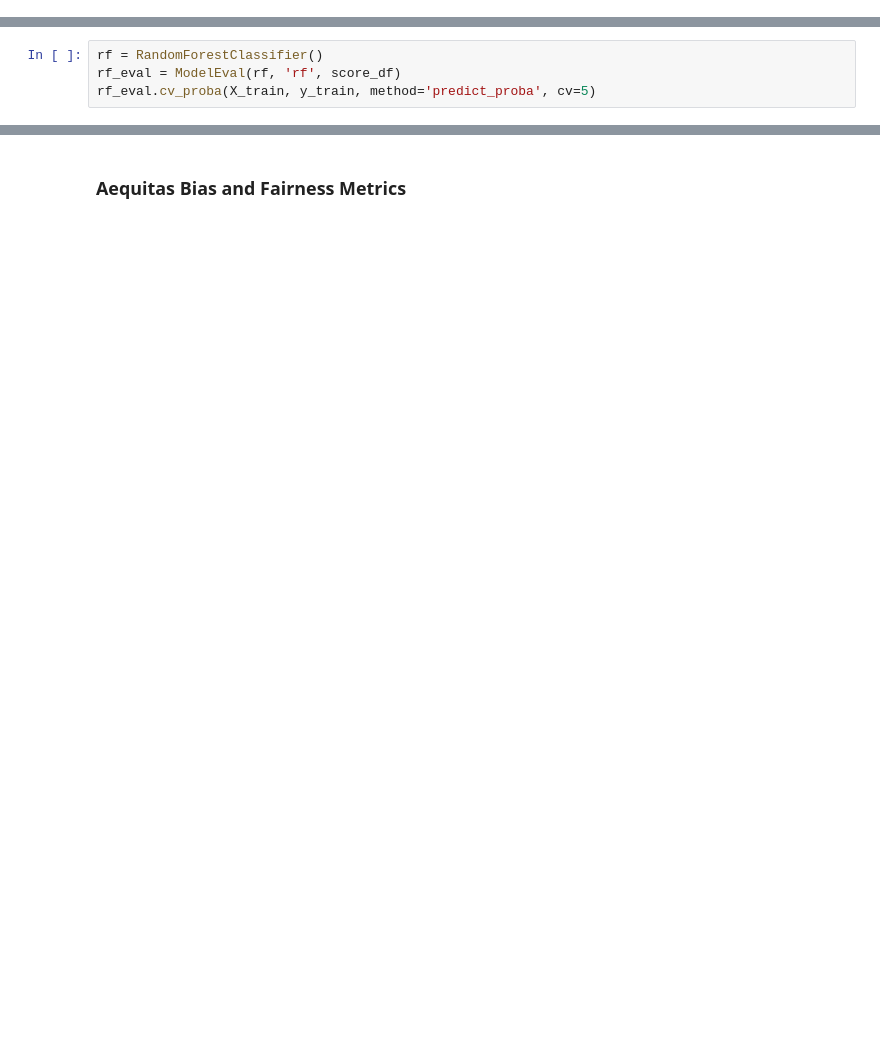
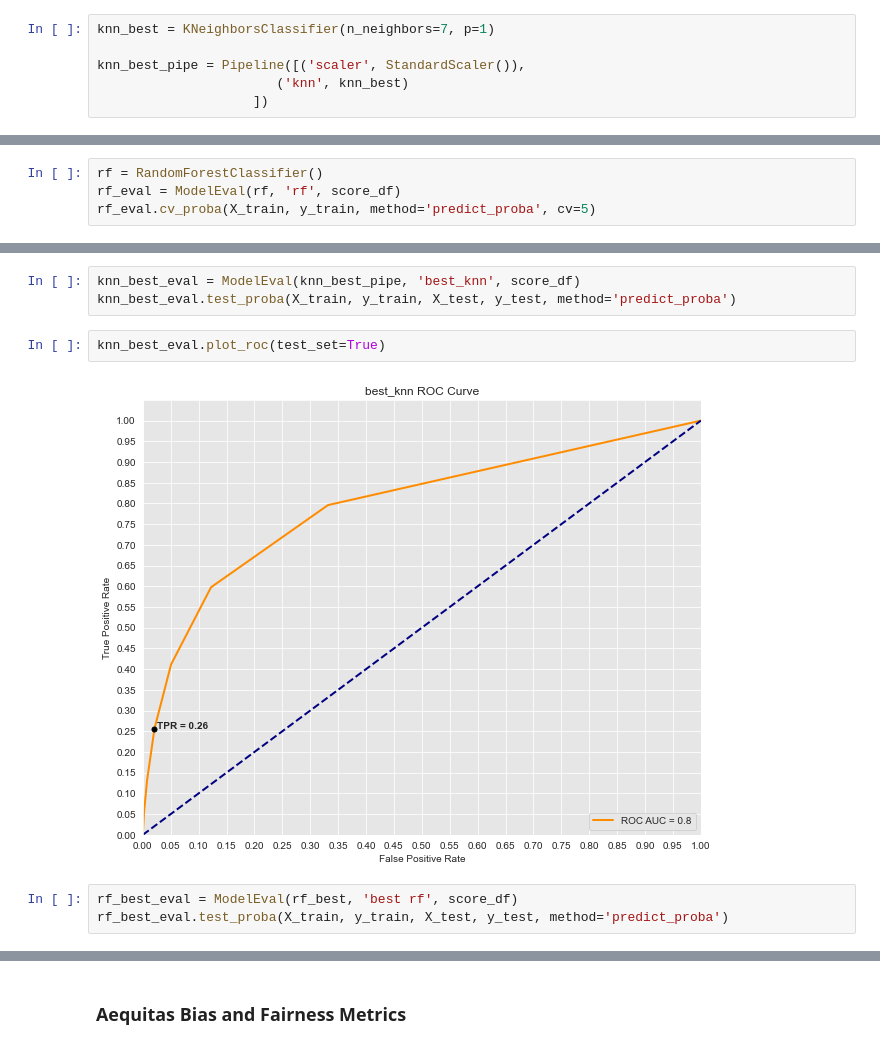
Before and after one commit to luke-lite/Bank-Account-Fraud-Detection, a Jupyter notebook: Bank-Account-Fraud-Detection-Temporal-Split.ipynb, the cells around one changed output, grey strips where cells are left out. Cells and saved outputs as stored; diff of their text form; blank space fills up the shorter version.

```diff
--- a/Bank-Account-Fraud-Detection-Temporal-Split.ipynb
+++ b/Bank-Account-Fraud-Detection-Temporal-Split.ipynb
@@ -427,3 +442,9 @@ I continued to perform grid searches using higher values for `n_neighbors`, but
+# %%
+knn_best = KNeighborsClassifier(n_neighbors=7, p=1)
+
+knn_best_pipe = Pipeline([('scaler', StandardScaler()),
+                       ('knn', knn_best)
+                    ])
 # %% [markdown]
 ### Random Forests (RF)
 
@@ -449,0 +525,10 @@ pd.DataFrame(rf_gs.cv_results_)
+# %%
+knn_best_eval = ModelEval(knn_best_pipe, 'best_knn', score_df)
+knn_best_eval.test_proba(X_train, y_train, X_test, y_test, method='predict_proba')
+# %%
+knn_best_eval.plot_roc(test_set=True)
+# %% [output]
+[figure, added]
+# %%
+rf_best_eval = ModelEval(rf_best, 'best rf', score_df)
+rf_best_eval.test_proba(X_train, y_train, X_test, y_test, method='predict_proba')
```
Also changed, not shown: parts of 54 cells of this notebook.
